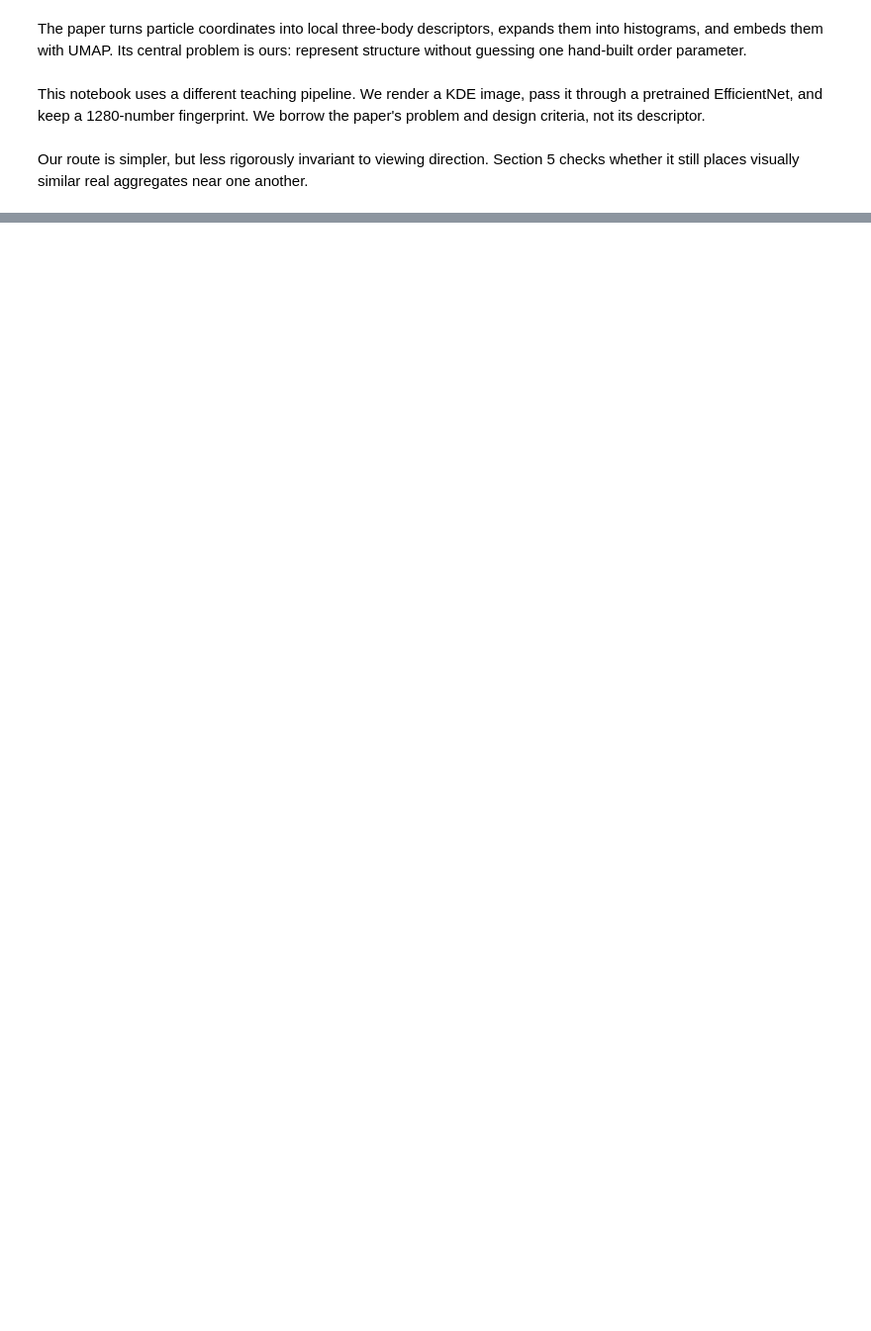
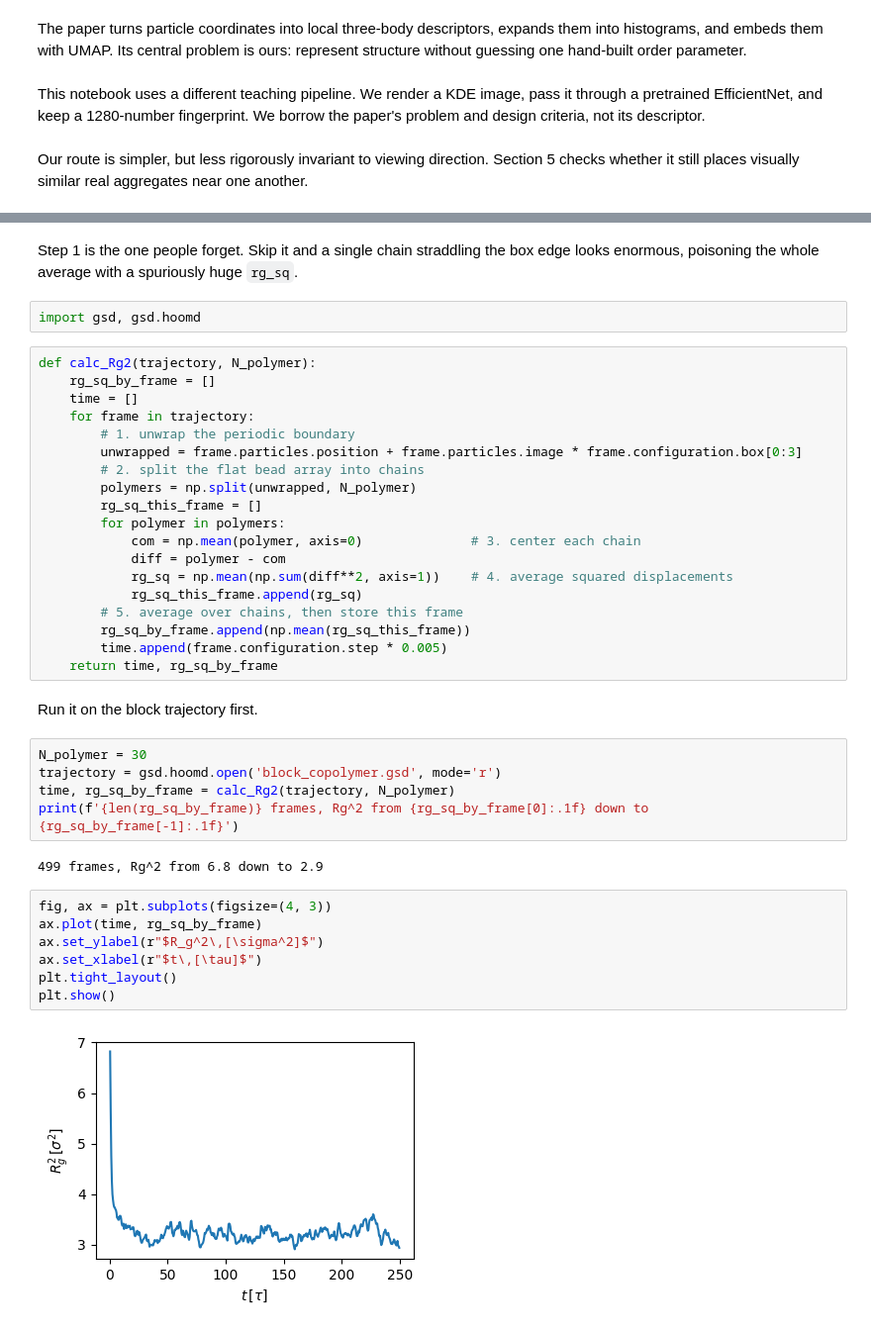
Before and after one commit to huangfrederick/generative-copolymer-workshop, a Jupyter notebook: day1/03_feature_extraction.ipynb, the cells around one changed output, grey strips where cells are left out. Shown at 99% size. Drawn from its saved outputs; the diff is of its cells as text; blank space fills up the shorter version.

```diff
--- a/day1/03_feature_extraction.ipynb
+++ b/day1/03_feature_extraction.ipynb
@@ -48,0 +926,42 @@ The complete notebook, with its code and exercises, will be posted before the wo
+# %% [markdown]
+Step 1 is the one people forget.
+Skip it and a single chain straddling the box edge looks enormous, poisoning the whole average with a spuriously huge `rg_sq`.
+# %%
+import gsd, gsd.hoomd
+# %%
+def calc_Rg2(trajectory, N_polymer):
+    rg_sq_by_frame = []
+    time = []
+    for frame in trajectory:
+        # 1. unwrap the periodic boundary
+        unwrapped = frame.particles.position + frame.particles.image * frame.configuration.box[0:3]
+        # 2. split the flat bead array into chains
+        polymers = np.split(unwrapped, N_polymer)
+        rg_sq_this_frame = []
+        for polymer in polymers:
+            com = np.mean(polymer, axis=0)              # 3. center each chain
+            diff = polymer - com
+            rg_sq = np.mean(np.sum(diff**2, axis=1))    # 4. average squared displacements
+            rg_sq_this_frame.append(rg_sq)
+        # 5. average over chains, then store this frame
+        rg_sq_by_frame.append(np.mean(rg_sq_this_frame))
+        time.append(frame.configuration.step * 0.005)
+    return time, rg_sq_by_frame
+# %% [markdown]
+Run it on the block trajectory first.
+# %%
+N_polymer = 30
+trajectory = gsd.hoomd.open('block_copolymer.gsd', mode='r')
+time, rg_sq_by_frame = calc_Rg2(trajectory, N_polymer)
+print(f'{len(rg_sq_by_frame)} frames, Rg^2 from {rg_sq_by_frame[0]:.1f} down to {rg_sq_by_frame[-1]:.1f}')
+# %% [output]
+499 frames, Rg^2 from 6.8 down to 2.9
+# %%
+fig, ax = plt.subplots(figsize=(4, 3))
+ax.plot(time, rg_sq_by_frame)
+ax.set_ylabel(r"$R_g^2\,[\sigma^2]$")
+ax.set_xlabel(r"$t\,[\tau]$")
+plt.tight_layout()
+plt.show()
+# %% [output]
+[figure, added]
```
Also changed, not shown: parts of 207 cells of this notebook, 10 other files.
